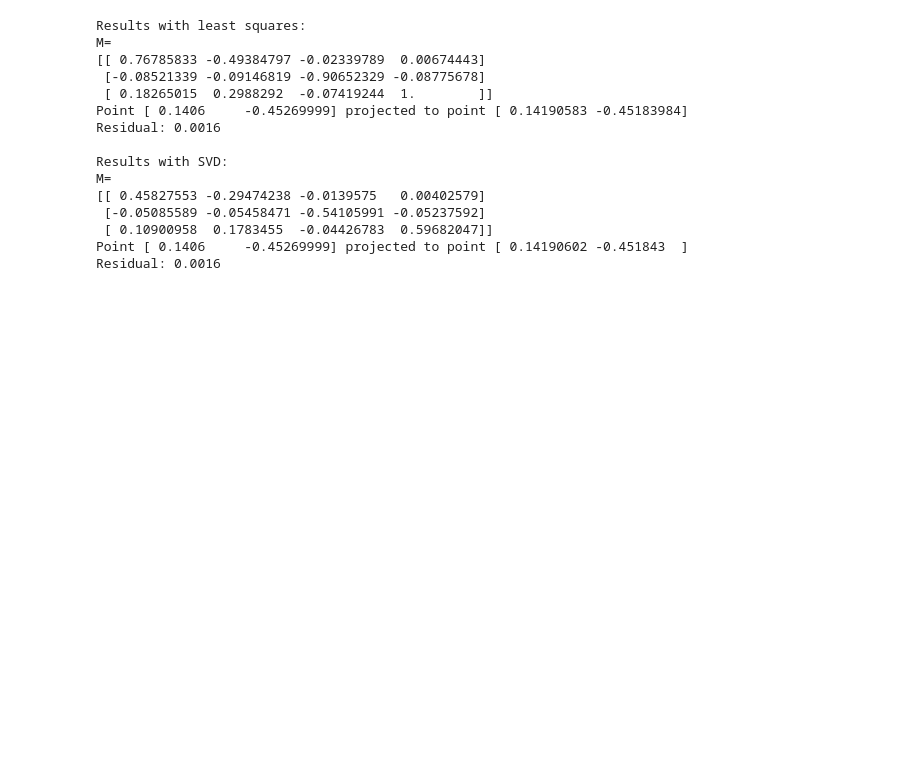
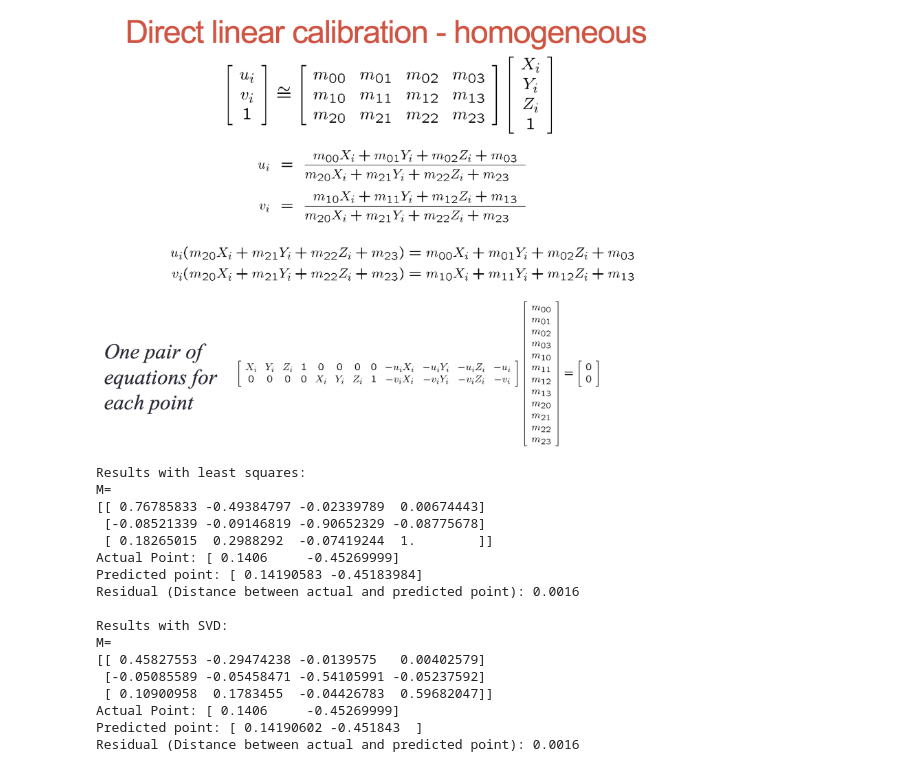
Before and after one commit to naveen246/computer_vision, a Jupyter notebook: psets/ps3/code/ps3.ipynb, the cells around one changed output. Drawn from its saved outputs; the diff is of its cells as text; code cells hidden in the pictures; blank space fills up the shorter version.

```diff
--- a/psets/ps3/code/ps3.ipynb
+++ b/psets/ps3/code/ps3.ipynb
@@ -11,0 +19,6 @@ Importing Jupyter notebook from svd_M_solver.ipynb
+# %%
+# projection_matrix M calculation
+from IPython.display import Image
+Image(filename='../input/projection_matrix.png', width = 550)
+# %% [output]
+[figure, added]
@@ -17,23 +41,24 @@ def ps3_1a():
 
     # test results using a least squares solver
     M, res = least_squares_M_solver(pts_2d, pts_3d)
-    pt_2d_proj = np.dot(M, np.append(pts_3d[-1],1))
-    pt_2d_proj = pt_2d_proj[:2] / pt_2d_proj[2]
-    res = np.linalg.norm(pts_2d[-1] - pt_2d_proj)
+    pt_index = -1
+    predicted_pt_2d = predict_pt(M, pts_3d[pt_index])
+    residual = dist_between(pts_2d[pt_index], predicted_pt_2d)
+
     print('Results with least squares:')
     print('M=\n%s'%M)
-    print('Point %s projected to point %s'%(pts_2d[-1] ,pt_2d_proj))
-    print('Residual: %.4f\n'%res)
+    print('Actual Point: %s\nPredicted point: %s'%(pts_2d[pt_index], predicted_pt_2d))
+    print('Residual (Distance between actual and predicted point): %.4f\n'%residual)
 
     # test results using SVD solver
     M = svd_M_solver(pts_2d, pts_3d)
-    pt_2d_proj = np.dot(M, np.append(pts_3d[-1],1))
-    pt_2d_proj = pt_2d_proj[:2] / pt_2d_proj[2]
-    res = np.linalg.norm(pts_2d[-1] - pt_2d_proj)
+    predicted_pt_2d = predict_pt(M, pts_3d[pt_index])
+    residual = dist_between(pts_2d[pt_index], predicted_pt_2d)
+
     print('Results with SVD:')
     print('M=\n%s'%M)
-    print('Point %s projected to point %s'%(pts_2d[-1] ,pt_2d_proj))
-    print('Residual: %.4f\n'%res)
+    print('Actual Point: %s\nPredicted point: %s'%(pts_2d[pt_index], predicted_pt_2d))
+    print('Residual (Distance between actual and predicted point): %.4f\n'%residual)
 
 ps3_1a()
 # %% [output]
@@ -42,13 +67,15 @@ M=
 [[ 0.76785833 -0.49384797 -0.02339789  0.00674443]
  [-0.08521339 -0.09146819 -0.90652329 -0.08775678]
  [ 0.18265015  0.2988292  -0.07419244  1.        ]]
-Point [ 0.1406     -0.45269999] projected to point [ 0.14190583 -0.45183984]
-Residual: 0.0016
+Actual Point: [ 0.1406     -0.45269999]
+Predicted point: [ 0.14190583 -0.45183984]
+Residual (Distance between actual and predicted point): 0.0016
 
 Results with SVD:
 M=
 [[ 0.45827553 -0.29474238 -0.0139575   0.00402579]
  [-0.05085589 -0.05458471 -0.54105991 -0.05237592]
  [ 0.10900958  0.1783455  -0.04426783  0.59682047]]
-Point [ 0.1406     -0.45269999] projected to point [ 0.14190602 -0.451843  ]
-Residual: 0.0016
+Actual Point: [ 0.1406     -0.45269999]
+Predicted point: [ 0.14190602 -0.451843  ]
+Residual (Distance between actual and predicted point): 0.0016
```
Also changed, not shown: parts of 7 cells of this notebook, 6 other files.
